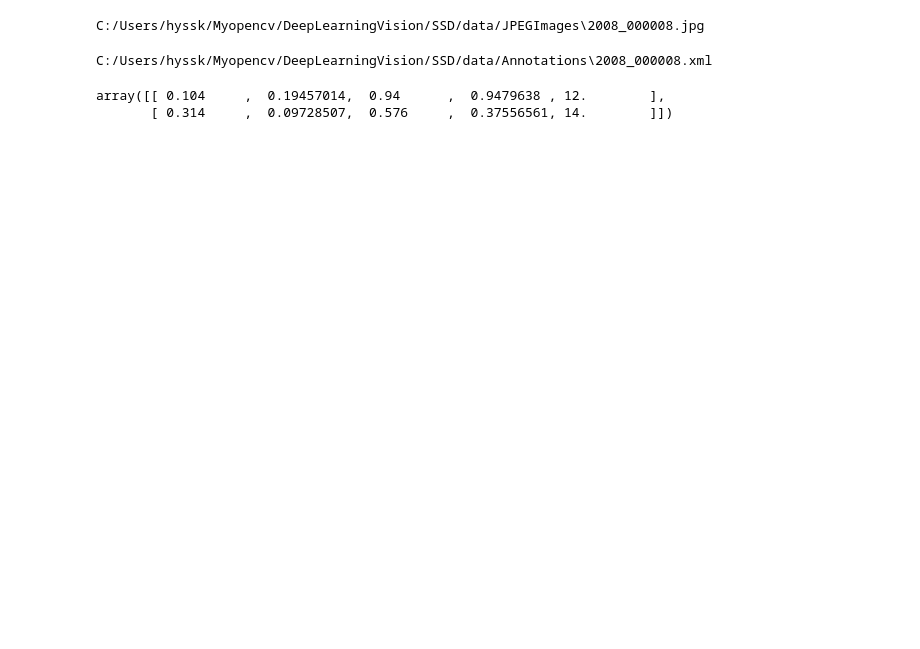
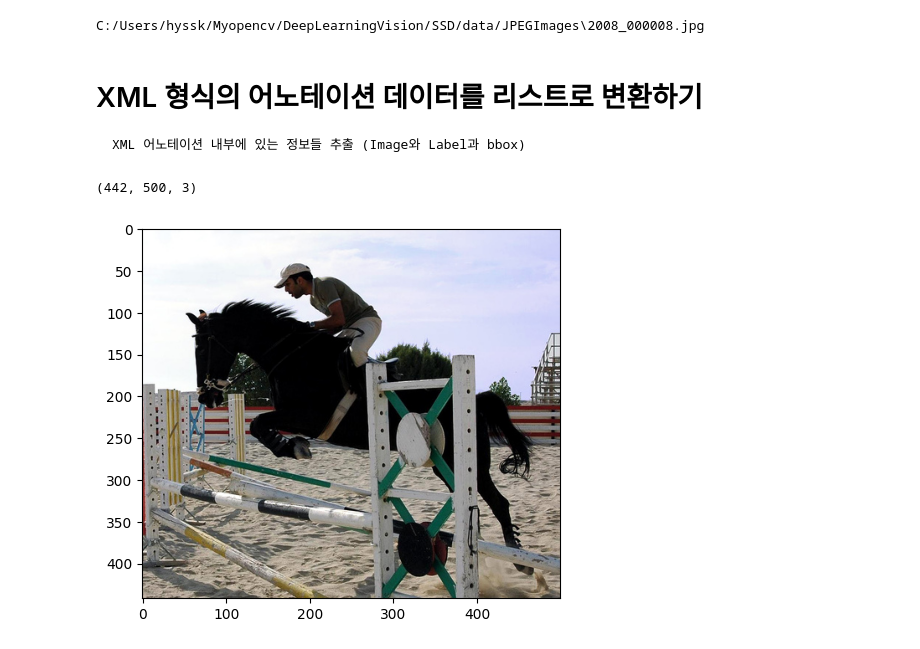
Before and after one commit to youse0ng/Myopencv, a Jupyter notebook: DeepLearningVision/SSD/SSD.ipynb, the cells around one changed output. Cells and saved outputs as stored; diff of their text form; code cells hidden in the pictures; blank space fills up the shorter version.

```diff
--- a/DeepLearningVision/SSD/SSD.ipynb
+++ b/DeepLearningVision/SSD/SSD.ipynb
@@ -58,6 +70,10 @@ train_img_list, train_anno_list, val_img_list, val_anno_list=make_datapath_list(
 print(train_img_list[0])
 # %% [output]
 C:/Users/hyssk/Myopencv/DeepLearningVision/SSD/data/JPEGImages\2008_000008.jpg
+# %% [markdown]
+# XML 형식의 어노테이션 데이터를 리스트로 변환하기
+
+    XML 어노테이션 내부에 있는 정보들 추출 (Image와 Label과 bbox)
 # %%
 '''XML 형식의 어노테이션 데이터를 리스트로 변환하기'''
 import xml.etree.ElementTree as ET
@@ -134,15 +150,16 @@ class Anno_xml2list(object):
 # %%
 voc_classes=['aeroplane','bicycle','bird','boat','bottle','bus','car','cat','chair','cow',
              'diningtable','dog','horse','motorbike','person','pottedplant','sheep','sofa',
              'train','tvmonitor']
 
-transform_anno=Anno_xml2list(voc_classes)
+transform_anno=Anno_xml2list(voc_classes) # Anno_xml2list 인스턴스 생성
 image_file_path=train_img_list[0]
-img=cv.imread(image_file_path)
+
+img=cv.imread(image_file_path) # BGR
+img=cv.cvtColor(img,cv.COLOR_BGR2RGB) # BGR -> RGB
 height,width,channels=img.shape # [높이][폭][색BGR(채널)]
-print(train_anno_list[0]) # 화상 크기 취득
-transform_anno(train_anno_list[0],width,height)
+transform_anno(train_anno_list[0],width,height) #  인스턴스의 입력(xml 경로, width, height) | return: [xmin, ymin, xmax, ymax, label]
+plt.imshow(img) # RGB
 # %% [output]
-C:/Users/hyssk/Myopencv/DeepLearningVision/SSD/data/Annotations\2008_000008.xml
+(442, 500, 3)
-array([[ 0.104     ,  0.19457014,  0.94      ,  0.9479638 , 12.        ],
-       [ 0.314     ,  0.09728507,  0.576     ,  0.37556561, 14.        ]])
+[figure, added]
```
Also changed, not shown: parts of 10 cells of this notebook, 3 other files.
